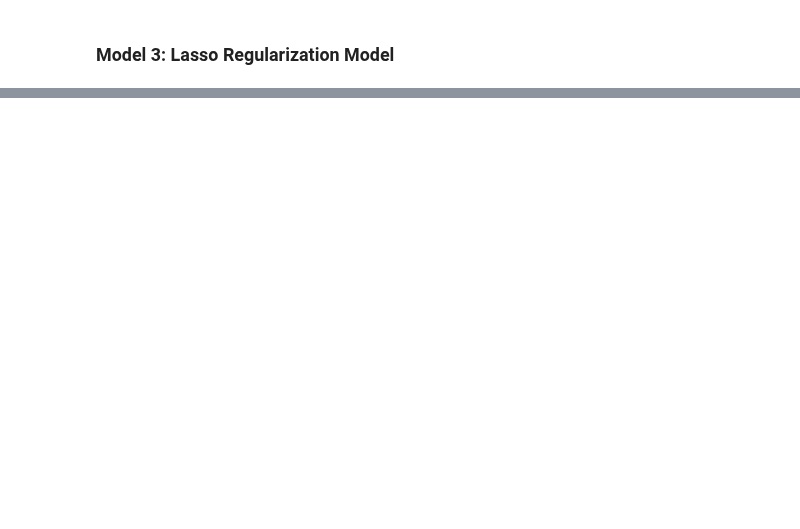
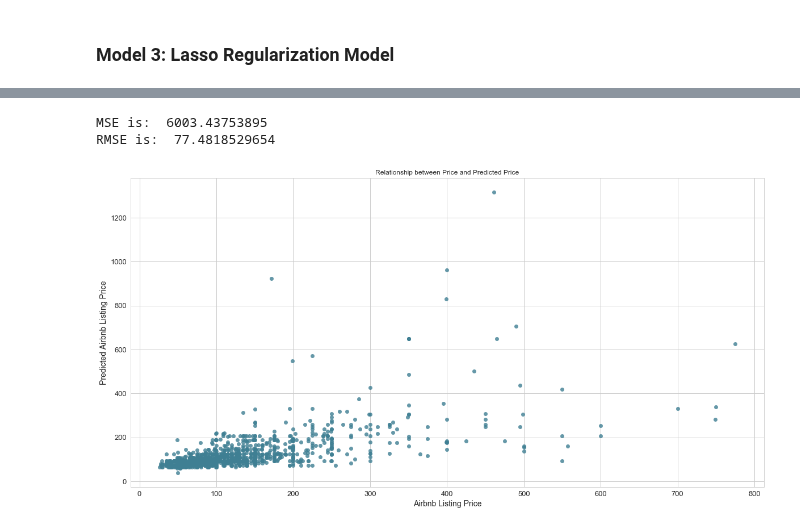
Before and after one commit to nicolechao/springboard-data-science, a Jupyter notebook: Capstone 1/Modeling/modeling.ipynb, the cells around one changed output, grey strips where cells are left out. Cells and saved outputs as stored; diff of their text form; code cells hidden in the pictures; blank space fills up the shorter version.

```diff
--- a/Capstone 1/Modeling/modeling.ipynb
+++ b/Capstone 1/Modeling/modeling.ipynb
@@ -196,0 +257,3 @@ RMSE is:  77.5003686727
+# %%
+X = df_X.as_matrix()
+y = df['price_log'].as_matrix()
@@ -196,0 +282,6 @@ RMSE is:  77.5003686727
+# %%
+summary(np.exp(y_test), np.exp(y_pred))
+# %% [output]
+MSE is:  6003.43753895
+RMSE is:  77.4818529654
+[figure, added]
```
Also changed, not shown: parts of 16 cells of this notebook.
